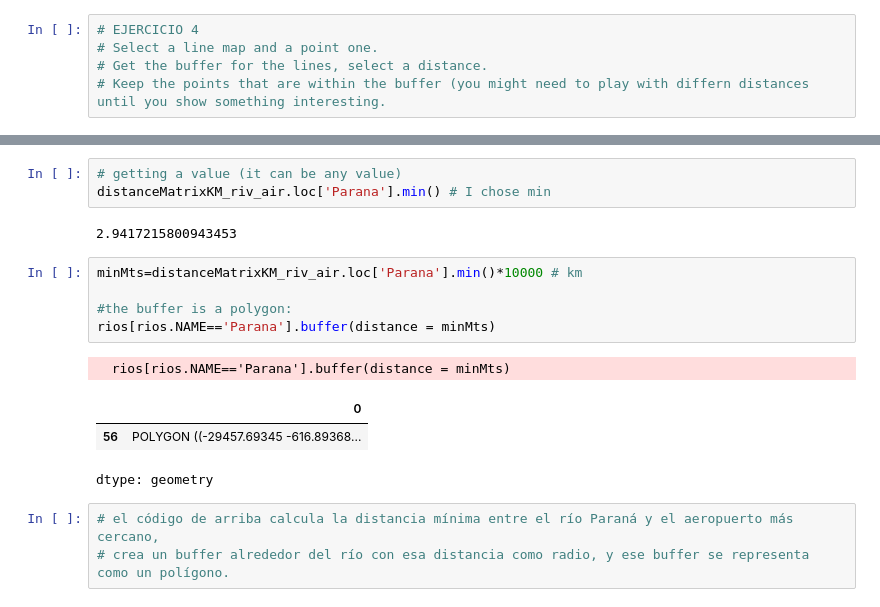
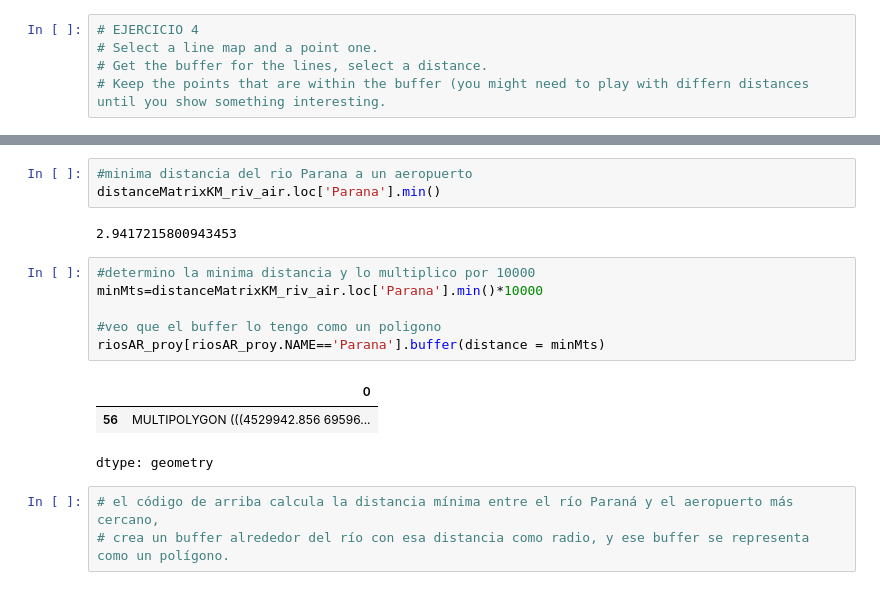
Before and after one commit to Controles-ICDE-Chettani/Trabajo3_grupal, a Jupyter notebook: Trabajo_grupal_3.ipynb, the cells around one changed output, grey strips where cells are left out. Saved outputs shown, nothing was run; the diff lists cells and outputs as text.

```diff
--- a/Trabajo_grupal_3.ipynb
+++ b/Trabajo_grupal_3.ipynb
@@ -443,21 +456,21 @@ distanceMatrixKM_riv_air
 | Paraguay | 1007.038347 | 848.043644 | 449.010412 | 730.928952 | ... |
 | Parana | 550.138983 | 661.273376 | 154.876724 | 616.191876 | ... |
 2 rows × 31 columns
-# %%
-# getting a value (it can be any value)
-distanceMatrixKM_riv_air.loc['Parana'].min() # I chose min
-# %% [output]
-2.9417215800943453
-# %%
-minMts=distanceMatrixKM_riv_air.loc['Parana'].min()*10000 # km
-
-#the buffer is a polygon:
-rios[rios.NAME=='Parana'].buffer(distance = minMts)
-# %% [output]
-  rios[rios.NAME=='Parana'].buffer(distance = minMts)
-|  | 0 |
-| 56 | POLYGON ((-29457.69345 -616.89368... |
-dtype: geometry
+# %%
+#minima distancia del rio Parana a un aeropuerto
+distanceMatrixKM_riv_air.loc['Parana'].min()
+# %% [output]
+2.9417215800943453
+# %%
+#determino la minima distancia y lo multiplico por 10000
+minMts=distanceMatrixKM_riv_air.loc['Parana'].min()*10000
+
+#veo que el buffer lo tengo como un poligono
+riosAR_proy[riosAR_proy.NAME=='Parana'].buffer(distance = minMts)
+# %% [output]
+|  | 0 |
+| 56 | MULTIPOLYGON (((4529942.856 69596... |
+dtype: geometry
 # %%
 # el código de arriba calcula la distancia mínima entre el río Paraná y el aeropuerto más cercano,
 # crea un buffer alrededor del río con esa distancia como radio, y ese buffer se representa como un polígono.
```
Also changed, not shown: parts of 35 cells of this notebook, 1 other file.
